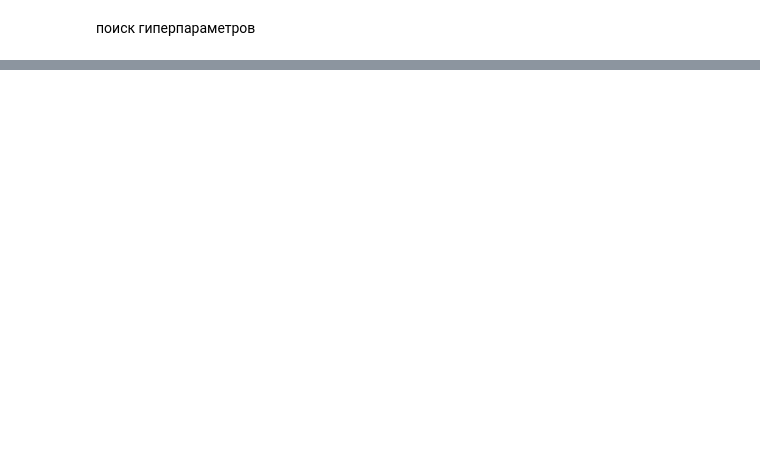
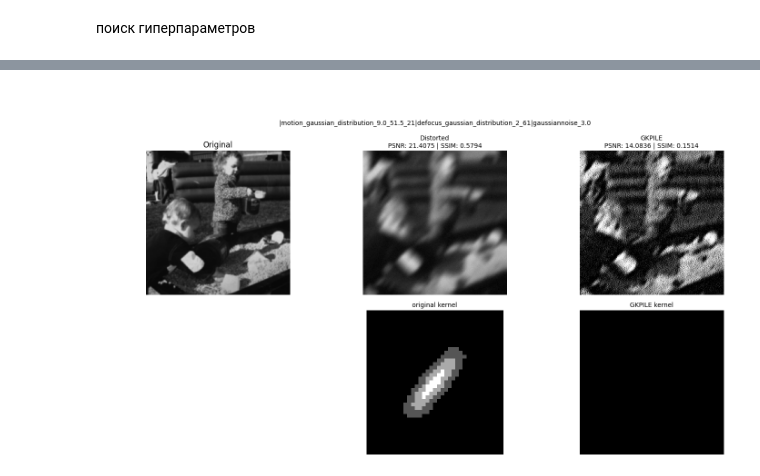
Before and after one commit to PavelYurov/blind_deconvolution, a Jupyter notebook: main4.ipynb, the cells around one changed output, grey strips where cells are left out. Cells and saved outputs as stored; diff of their text form; code cells hidden in the pictures; blank space fills up the shorter version.

```diff
--- a/main4.ipynb
+++ b/main4.ipynb
@@ -110,0 +180,9 @@ alg_WarrenzhaBlindDeconvolution = WarrenzhaBlindDeconvolution()
+# %%
+# denoise_nonlocal = NonLocalMeans(fast=True, sigma_coef = 0.0025, patch_size=5, patch_distance=6)
+# frame.filter(denoise_nonlocal)
+# frame.show()
+
+frame.show()
+frame.unbind_restored()
+# %% [output]
+[figure, added]
```
Also changed, not shown: parts of 8 cells of this notebook, 8 other files.
